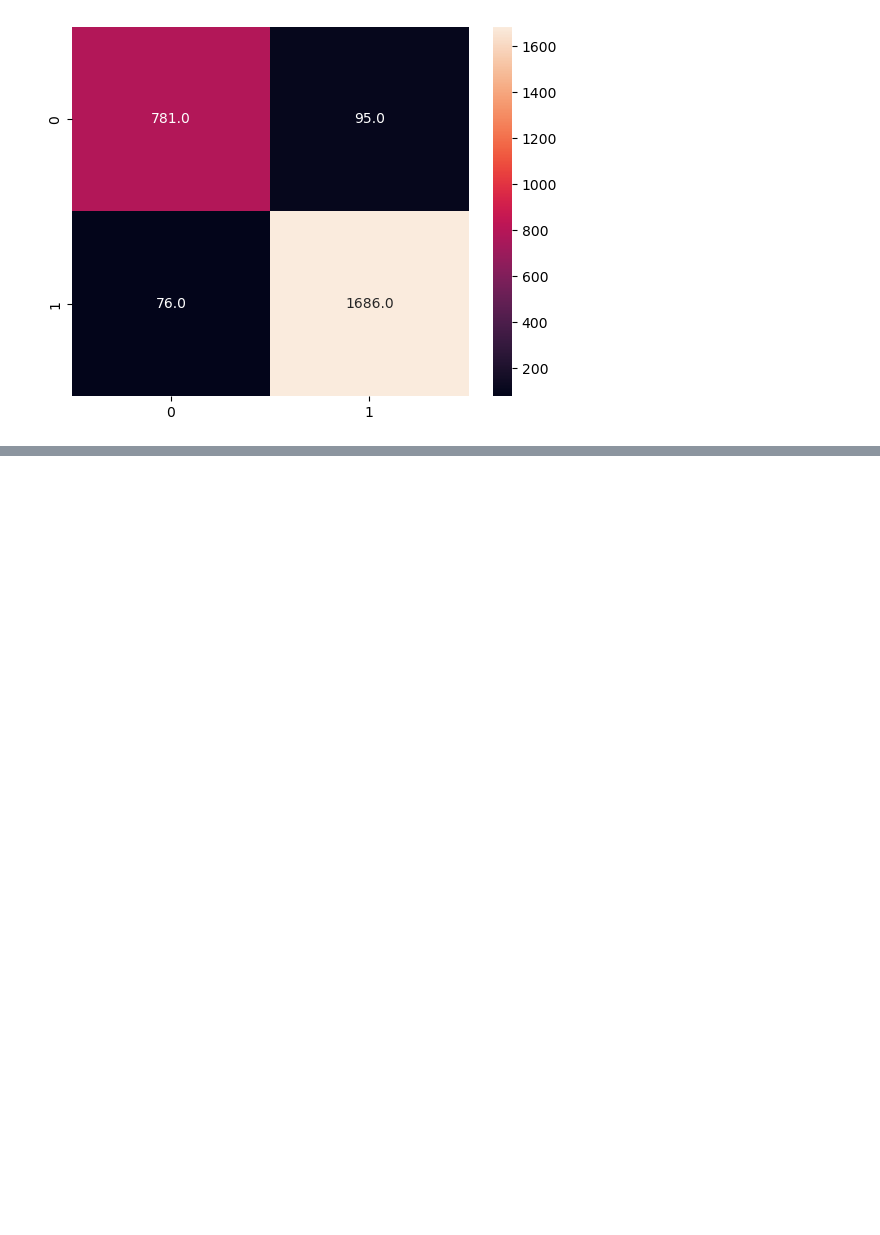
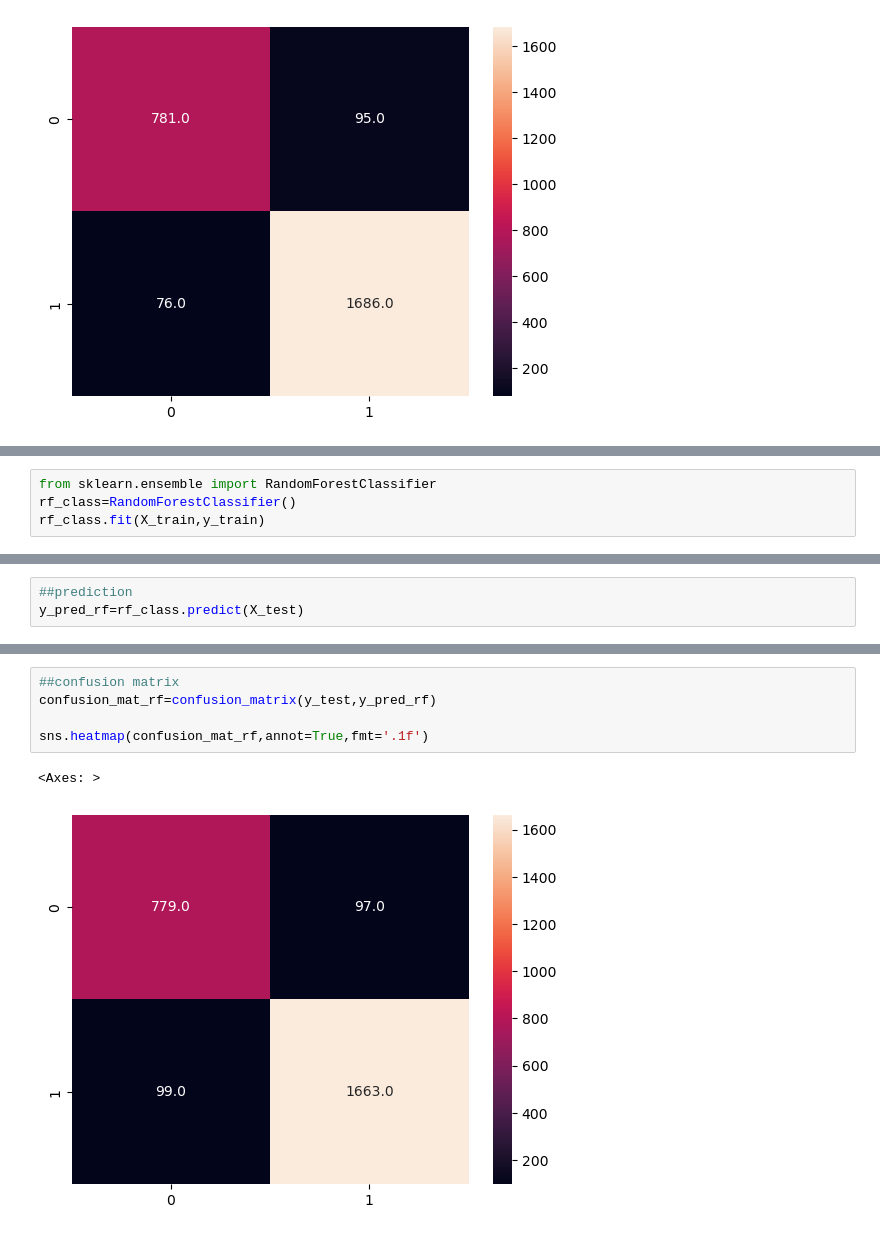
Before and after one commit to abhishek-paul-d/AirlinePassenger-Referral-Predictor, a Jupyter notebook: experiments.ipynb, the cells around one changed output, grey strips where cells are left out. Saved outputs shown, nothing was run; the diff lists cells and outputs as text; blank space fills up the shorter version.

```diff
--- a/experiments.ipynb
+++ b/experiments.ipynb
@@ -735,0 +852,4 @@ sns.heatmap(confusion_mat_clf_lr,annot=True,fmt='0.1f')
+# %%
+from sklearn.ensemble import RandomForestClassifier
+rf_class=RandomForestClassifier()
+rf_class.fit(X_train,y_train)
@@ -735,0 +858,3 @@ sns.heatmap(confusion_mat_clf_lr,annot=True,fmt='0.1f')
+# %%
+##prediction
+y_pred_rf=rf_class.predict(X_test)
@@ -735,0 +881,8 @@ sns.heatmap(confusion_mat_clf_lr,annot=True,fmt='0.1f')
+# %%
+##confusion matrix
+confusion_mat_rf=confusion_matrix(y_test,y_pred_rf)
+
+sns.heatmap(confusion_mat_rf,annot=True,fmt='.1f')
+# %% [output]
+<Axes: >
+[figure, added]
```
Also changed, not shown: parts of 34 cells of this notebook.
